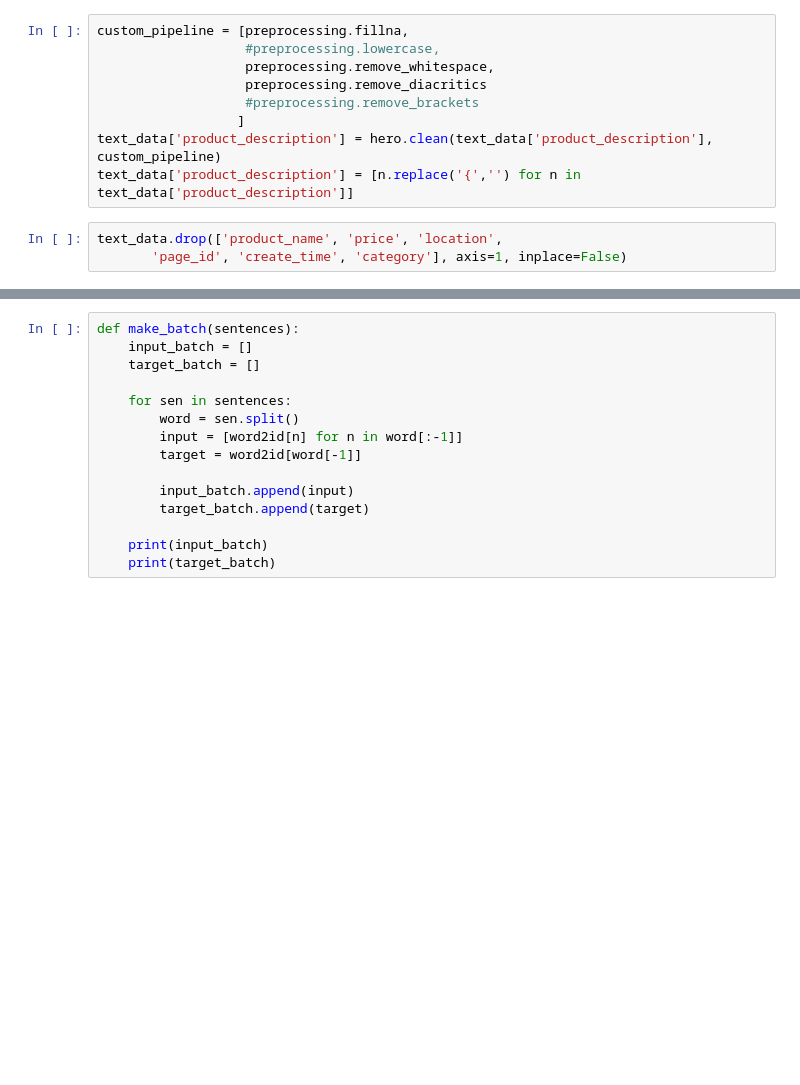
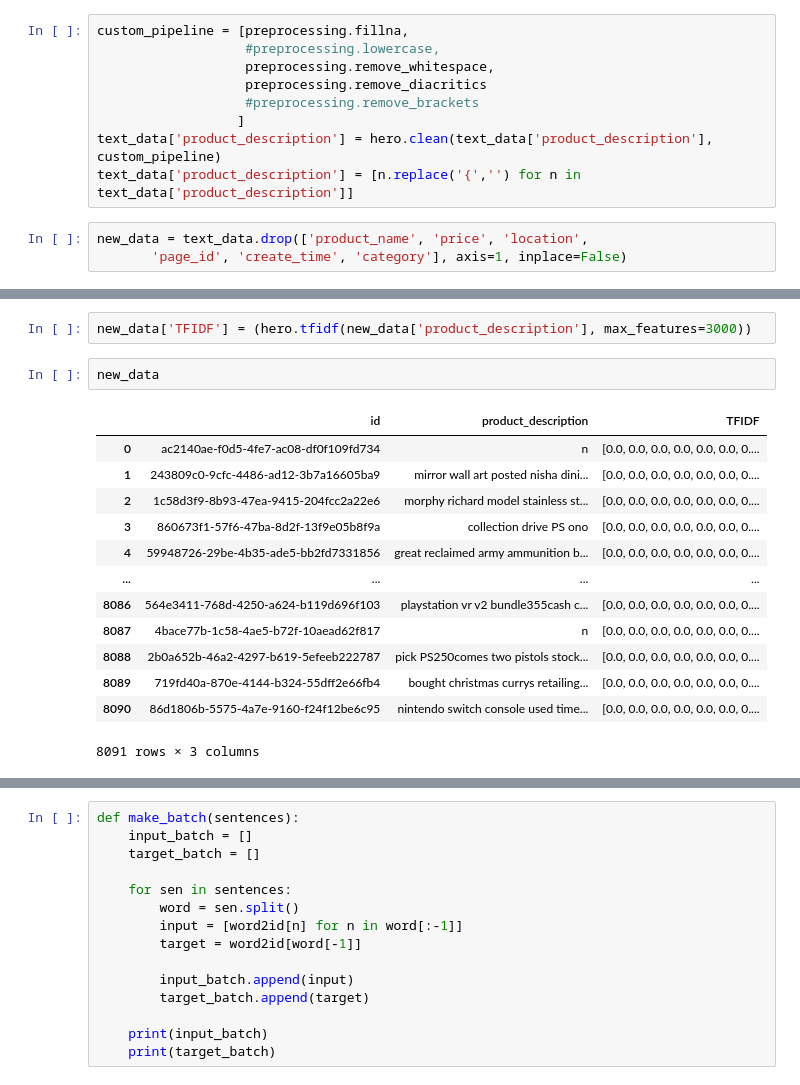
Before and after one commit to Scharukh7/FB-Marketplace-Recommendation-Ranking-System, a Jupyter notebook: text_embeddings.ipynb, the cells around one changed output, grey strips where cells are left out. Saved outputs shown, nothing was run; the diff lists cells and outputs as text; blank space fills up the shorter version.

Commit message:
sorting NLP data

```diff
--- a/text_embeddings.ipynb
+++ b/text_embeddings.ipynb
@@ -32,5 +34,5 @@ custom_pipeline = [preprocessing.fillna,
 text_data['product_description'] = hero.clean(text_data['product_description'], custom_pipeline)
 text_data['product_description'] = [n.replace('{','') for n in text_data['product_description']]
 # %%
-text_data.drop(['product_name', 'price', 'location',
+new_data = text_data.drop(['product_name', 'price', 'location',
        'page_id', 'create_time', 'category'], axis=1, inplace=False)
@@ -60,0 +89,18 @@ new_text['product_description'].isnull().sum()
+# %%
+new_data['TFIDF'] = (hero.tfidf(new_data['product_description'], max_features=3000))
+# %%
+new_data
+# %% [output]
+|  | id | product_description | TFIDF |
+| 0 | ac2140ae-f0d5-4fe7-ac08-df0f109fd734 | n | [0.0, 0.0, 0.0, 0.0, 0.0, 0.0, 0.... |
+| 1 | 243809c0-9cfc-4486-ad12-3b7a16605ba9 | mirror wall art posted nisha dini... | [0.0, 0.0, 0.0, 0.0, 0.0, 0.0, 0.... |
+| 2 | 1c58d3f9-8b93-47ea-9415-204fcc2a22e6 | morphy richard model stainless st... | [0.0, 0.0, 0.0, 0.0, 0.0, 0.0, 0.... |
+| 3 | 860673f1-57f6-47ba-8d2f-13f9e05b8f9a | collection drive PS ono | [0.0, 0.0, 0.0, 0.0, 0.0, 0.0, 0.... |
+| 4 | 59948726-29be-4b35-ade5-bb2fd7331856 | great reclaimed army ammunition b... | [0.0, 0.0, 0.0, 0.0, 0.0, 0.0, 0.... |
+| ... | ... | ... | ... |
+| 8086 | 564e3411-768d-4250-a624-b119d696f103 | playstation vr v2 bundle355cash c... | [0.0, 0.0, 0.0, 0.0, 0.0, 0.0, 0.... |
+| 8087 | 4bace77b-1c58-4ae5-b72f-10aead62f817 | n | [0.0, 0.0, 0.0, 0.0, 0.0, 0.0, 0.... |
+| 8088 | 2b0a652b-46a2-4297-b619-5efeeb222787 | pick PS250comes two pistols stock... | [0.0, 0.0, 0.0, 0.0, 0.0, 0.0, 0.... |
+| 8089 | 719fd40a-870e-4144-b324-55dff2e66fb4 | bought christmas currys retailing... | [0.0, 0.0, 0.0, 0.0, 0.0, 0.0, 0.... |
+| 8090 | 86d1806b-5575-4a7e-9160-f24f12be6c95 | nintendo switch console used time... | [0.0, 0.0, 0.0, 0.0, 0.0, 0.0, 0.... |
+8091 rows × 3 columns
```
Also changed, not shown: parts of 11 cells of this notebook, 5 other files.
